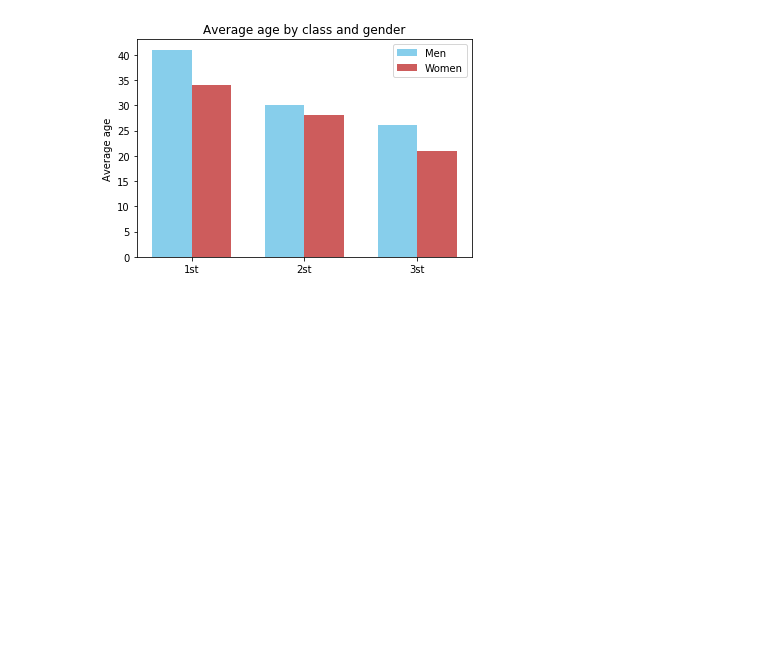
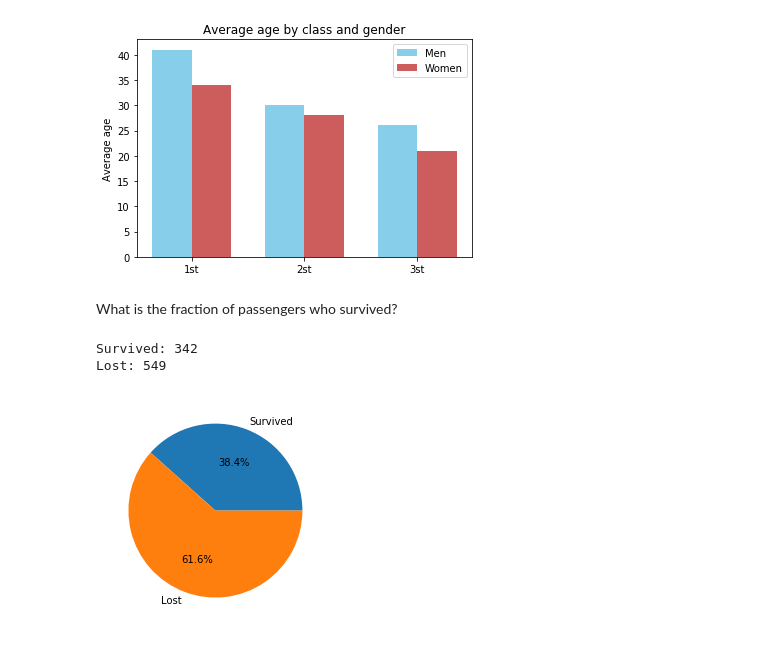
Before and after one commit to crazymidnight/python-labs, a Jupyter notebook: titanic.ipynb, the cells around one changed output. Cells and saved outputs as stored; diff of their text form; code cells hidden in the pictures; blank space fills up the shorter version.

```diff
--- a/titanic.ipynb
+++ b/titanic.ipynb
@@ -89,3 +92,19 @@ Average age of women from 1st class 34
 Average age of women from 2st class 28
 Average age of women from 3st class 21
 [figure]
+# %% [markdown]
+What is the fraction of passengers who survived?
+# %%
+survived = data[data.Survived == 1]['PassengerId'].count()
+lost = data[data.Survived == 0]['PassengerId'].count()
+
+print('Survived:', survived)
+print('Lost:', lost)
+
+fig1, ax1 = plt.subplots()
+ax1.pie([survived, lost], labels=['Survived', 'Lost'], autopct='%1.1f%%')
+plt.show()
+# %% [output]
+Survived: 342
+Lost: 549
+[figure, added]
```
Also changed, not shown: parts of 11 cells of this notebook.
